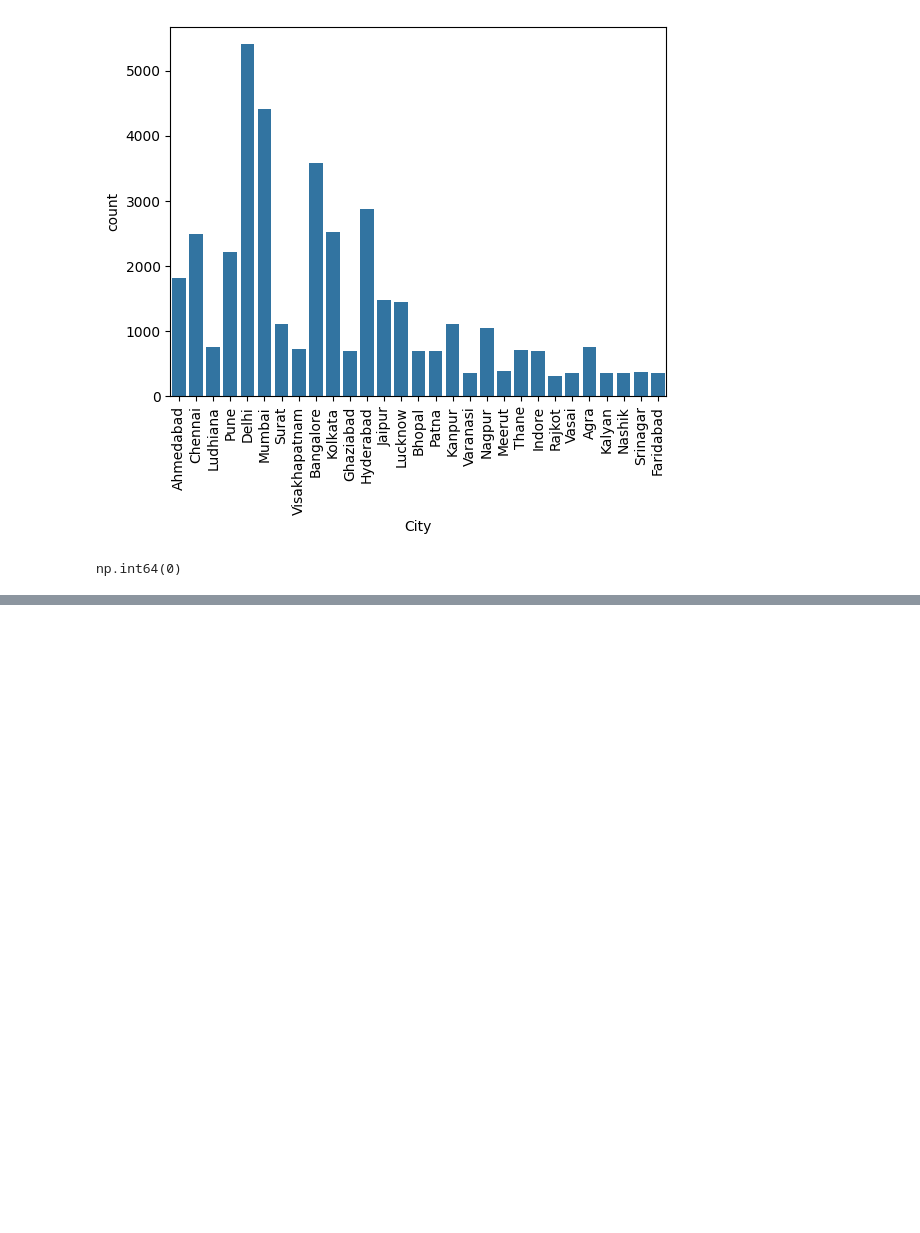
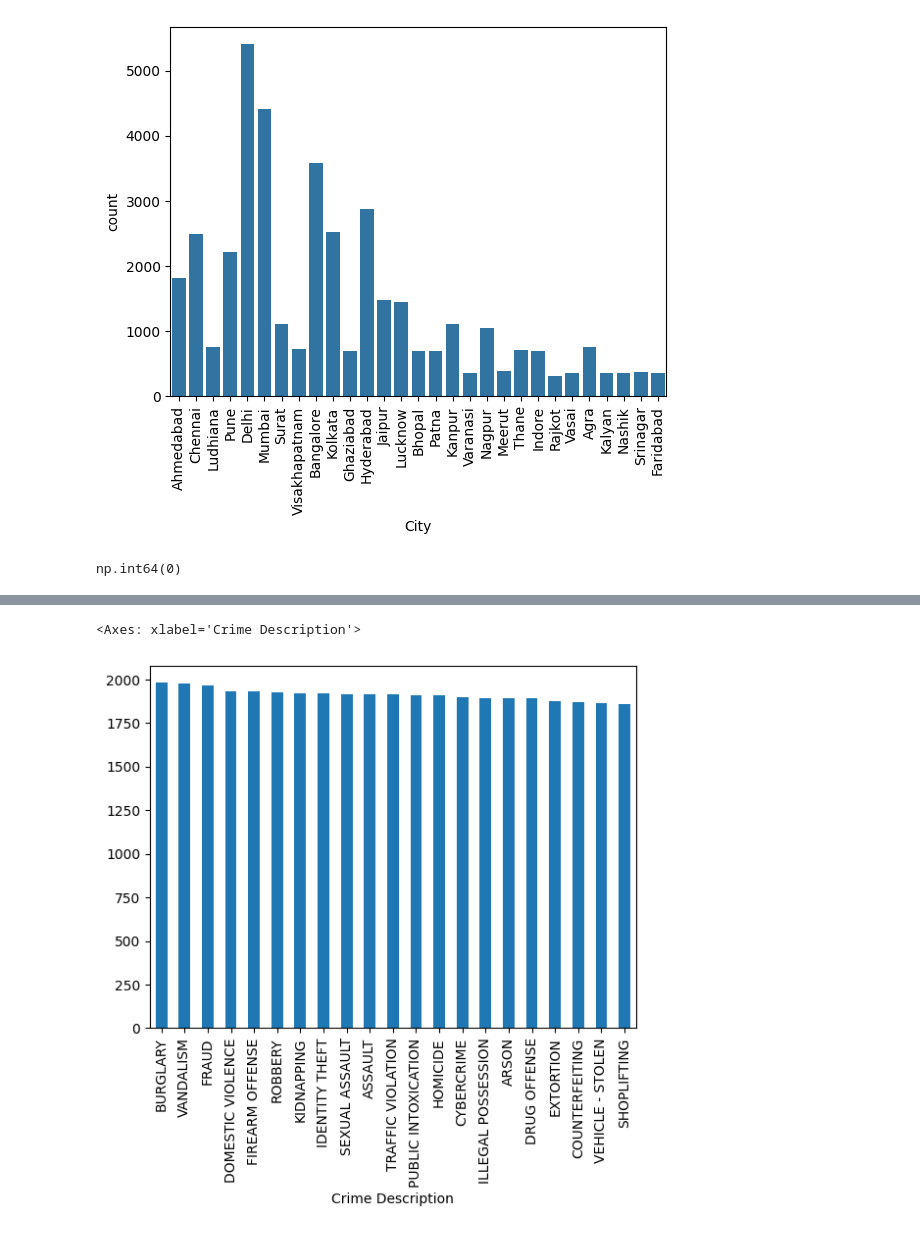
Before and after one commit to anshulkansal121/Python-Programming, a Jupyter notebook: Pandas/Data Analysis/EDA/Indian Crimes - EDA.ipynb, the cells around one changed output, grey strips where cells are left out. Cells and saved outputs as stored; diff of their text form; code cells hidden in the pictures; blank space fills up the shorter version.

```diff
--- a/Pandas/Data Analysis/EDA/Indian Crimes - EDA.ipynb
+++ b/Pandas/Data Analysis/EDA/Indian Crimes - EDA.ipynb
@@ -216,0 +276,5 @@ np.int64(0)
+# %%
+df['Crime Description'].value_counts().plot(kind = "bar")
+# %% [output]
+<Axes: xlabel='Crime Description'>
+[figure, added]
```
Also changed, not shown: parts of 15 cells of this notebook.
